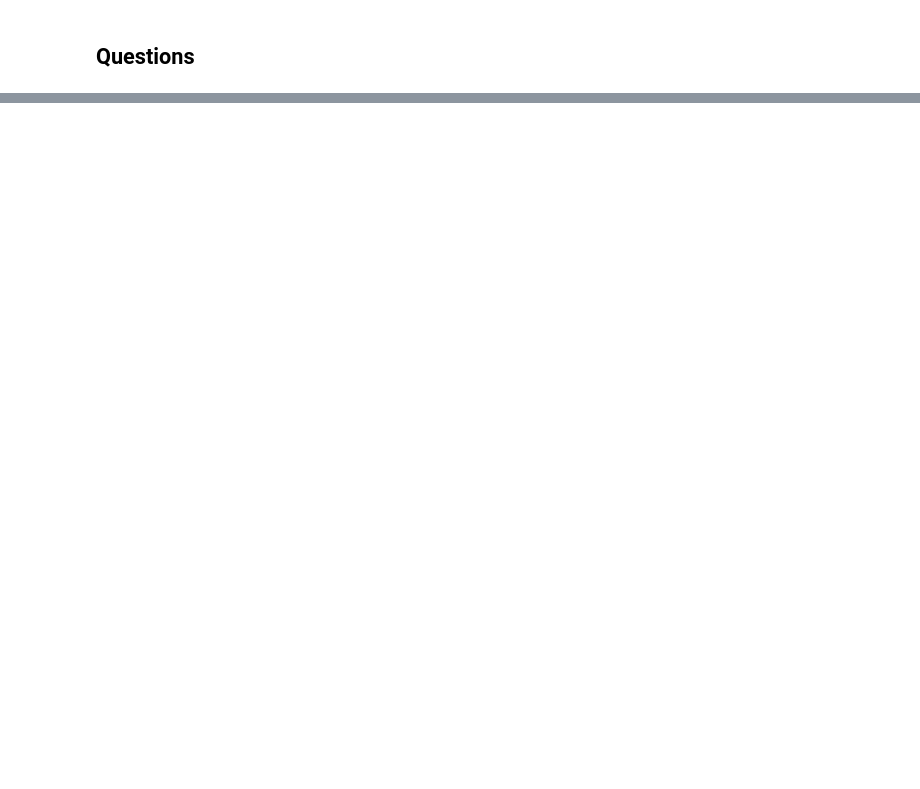
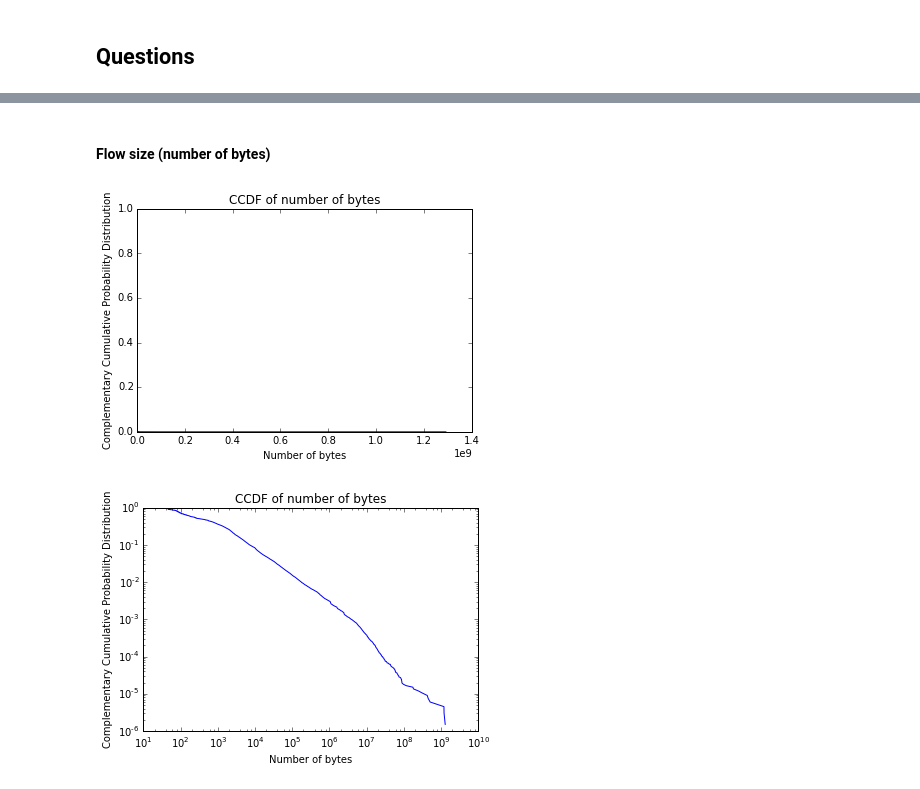
Before and after one commit to FServais/NMM-ULg-Traffic-Characterization, a Jupyter notebook: Group06 - ULg Traffic Characterization.ipynb, the cells around one changed output, grey strips where cells are left out. Drawn from its saved outputs; the diff is of its cells as text; code cells hidden in the pictures; blank space fills up the shorter version.

```diff
--- a/Group06 - ULg Traffic Characterization.ipynb
+++ b/Group06 - ULg Traffic Characterization.ipynb
@@ -114,0 +44,15 @@ Chunk number 5
+# %%
+CHUNKSIZE = 10 ** 6
+
+ibyts_pd = pd.Series() # Number of bytes
+ipkts_pd = pd.Series() # Number of packets
+durations_pd = pd.Series() # Durations
+
+# Init with -1 to set the columns as integers
+port_traffic_sender = pd.DataFrame({'sp': [-1], 'ibyt': [-1]}, index=[0])
+port_traffic_receiver = pd.DataFrame({'dp': [-1], 'ibyt': [-1]}, index=[0])
+
+traffic_by_ip = pd.DataFrame({'sa': [-1], 'ibyt': [-1]}, index=[0])
+
+traffic_by_prefix_source = pd.DataFrame({'source_netw': [-1], 'ibyt': [-1], 'ipkt': [-1]}, index=[0])
+traffic_by_prefix_dest = pd.DataFrame({'dest_netw': [-1], 'ibyt': [-1], 'ipkt': [-1]}, index=[0])
@@ -115,2 +108,17 @@ Chunk number 5
+# %%
+port_traffic_sender = port_traffic_sender[port_traffic_sender.sp != -1]
+port_traffic_sender['bytes_tot'] = port_traffic_sender['ibyt']
+
+port_traffic_receiver = port_traffic_receiver[port_traffic_receiver.dp != -1]
+port_traffic_receiver['bytes_tot'] = port_traffic_receiver['ibyt']
+
+traffic_by_prefix_source = traffic_by_prefix_source[traffic_by_prefix_source.source_netw != -1]
+
+traffic_by_prefix_dest = traffic_by_prefix_dest[traffic_by_prefix_dest.dest_netw != -1]
+
+
+durations_pd = durations_pd.apply(lambda x: float(x))
+ipkts_pd = ipkts_pd.apply(lambda x: int(x))
+ibyts_pd = ibyts_pd.apply(lambda x: int(x))
 # %% [markdown]
 ## Questions
@@ -118,0 +136,2 @@ Chunk number 5
+# %%
+sampling_step = 3 # Speed purpose (slowest but finest: 1)
@@ -118,0 +148,10 @@ Chunk number 5
+# %% [markdown]
+#### Flow size (number of bytes)
+# %%
+ibyts_pd_sorted = ibyts_pd.order()[::sampling_step]
+yvals_ibyts = 1 - np.arange(len(ibyts_pd_sorted))/float(len(ibyts_pd_sorted))
+plot_fig(title="CCDF of number of bytes", x=ibyts_pd_sorted, y=yvals_ibyts, xlabel="Number of bytes", ylabel="Complementary Cumulative Probability Distribution")
+plot_fig(title="CCDF of number of bytes", x=ibyts_pd_sorted, y=yvals_ibyts, xlabel="Number of bytes", ylabel="Complementary Cumulative Probability Distribution", scale='log')
+# %% [output]
+[figure, added]
+[figure, added]
```
Also changed, not shown: parts of 37 cells of this notebook, 2 other files.
